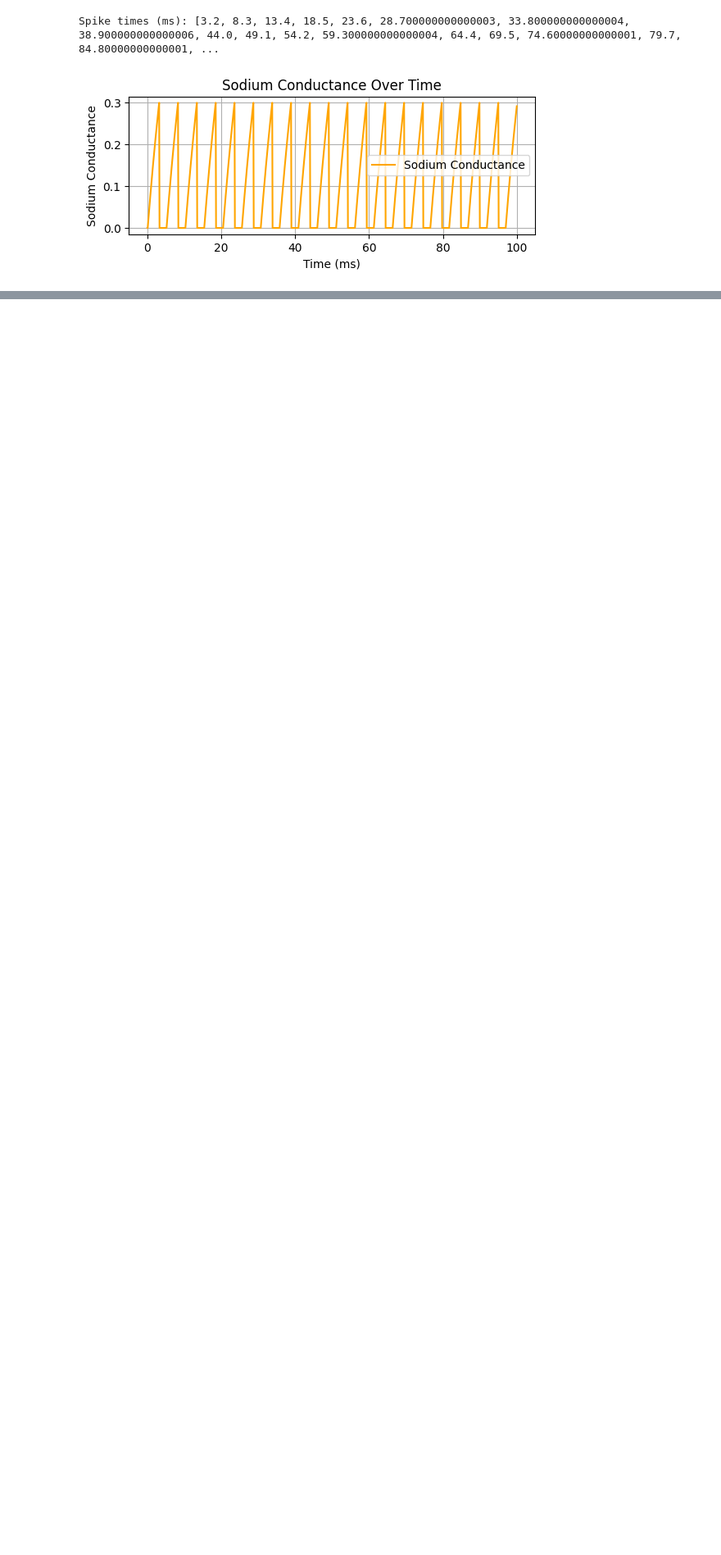
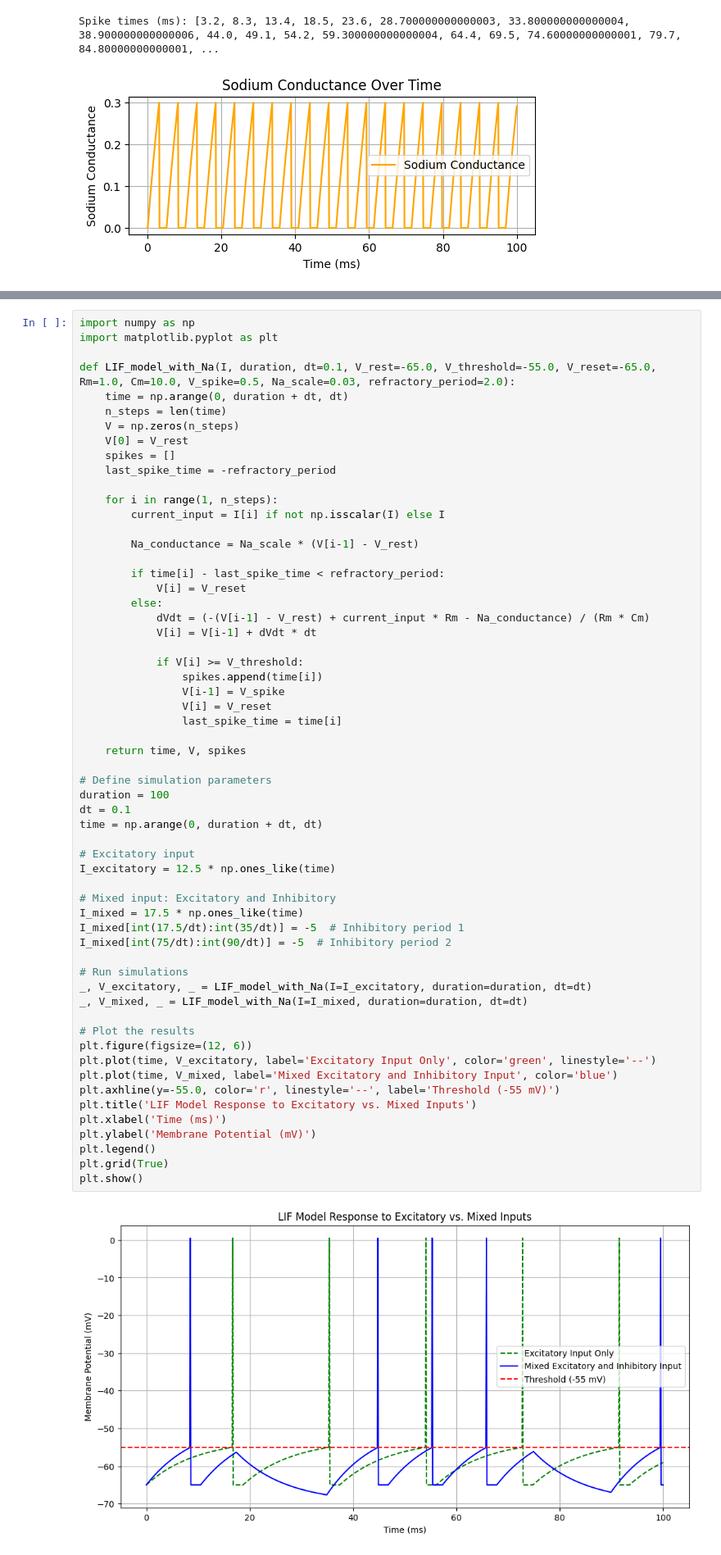
Before and after one commit to benjamin1zhao/NEUR3002, a Jupyter notebook: Final.ipynb, the cells around one changed output, grey strips where cells are left out. Shown at 82% size. Drawn from its saved outputs; the diff is of its cells as text; blank space fills up the shorter version.

```diff
--- a/Final.ipynb
+++ b/Final.ipynb
@@ -348,0 +437,61 @@ Error: 0.08326757514404187
+# %%
+import numpy as np
+import matplotlib.pyplot as plt
+
+def LIF_model_with_Na(I, duration, dt=0.1, V_rest=-65.0, V_threshold=-55.0, V_reset=-65.0, Rm=1.0, Cm=10.0, V_spike=0.5, Na_scale=0.03, refractory_period=2.0):
+    time = np.arange(0, duration + dt, dt)
+    n_steps = len(time)
+    V = np.zeros(n_steps)
+    V[0] = V_rest
+    spikes = []
+    last_spike_time = -refractory_period
+
+    for i in range(1, n_steps):
+        current_input = I[i] if not np.isscalar(I) else I
+
+        Na_conductance = Na_scale * (V[i-1] - V_rest)
+
+        if time[i] - last_spike_time < refractory_period:
+            V[i] = V_reset
+        else:
+            dVdt = (-(V[i-1] - V_rest) + current_input * Rm - Na_conductance) / (Rm * Cm)
+            V[i] = V[i-1] + dVdt * dt
+
+            if V[i] >= V_threshold:
+                spikes.append(time[i])
+                V[i-1] = V_spike
+                V[i] = V_reset
+                last_spike_time = time[i]
+
+    return time, V, spikes
+
+# Define simulation parameters
+duration = 100
+dt = 0.1
+time = np.arange(0, duration + dt, dt)
+
+# Excitatory input
+I_excitatory = 12.5 * np.ones_like(time)
+
+# Mixed input: Excitatory and Inhibitory
+I_mixed = 17.5 * np.ones_like(time)
+I_mixed[int(17.5/dt):int(35/dt)] = -5  # Inhibitory period 1
+I_mixed[int(75/dt):int(90/dt)] = -5  # Inhibitory period 2
+
+# Run simulations
+_, V_excitatory, _ = LIF_model_with_Na(I=I_excitatory, duration=duration, dt=dt)
+_, V_mixed, _ = LIF_model_with_Na(I=I_mixed, duration=duration, dt=dt)
+
+# Plot the results
+plt.figure(figsize=(12, 6))
+plt.plot(time, V_excitatory, label='Excitatory Input Only', color='green', linestyle='--')
+plt.plot(time, V_mixed, label='Mixed Excitatory and Inhibitory Input', color='blue')
+plt.axhline(y=-55.0, color='r', linestyle='--', label='Threshold (-55 mV)')
+plt.title('LIF Model Response to Excitatory vs. Mixed Inputs')
+plt.xlabel('Time (ms)')
+plt.ylabel('Membrane Potential (mV)')
+plt.legend()
+plt.grid(True)
+plt.show()
+# %% [output]
+[figure, added]
```
Also changed, not shown: parts of 12 cells of this notebook.
